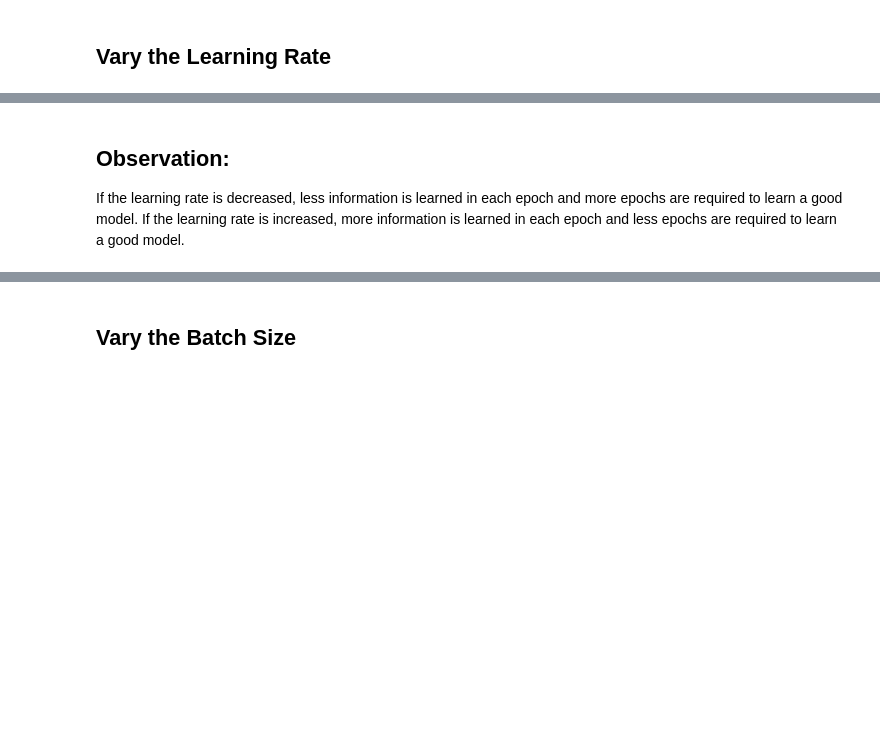
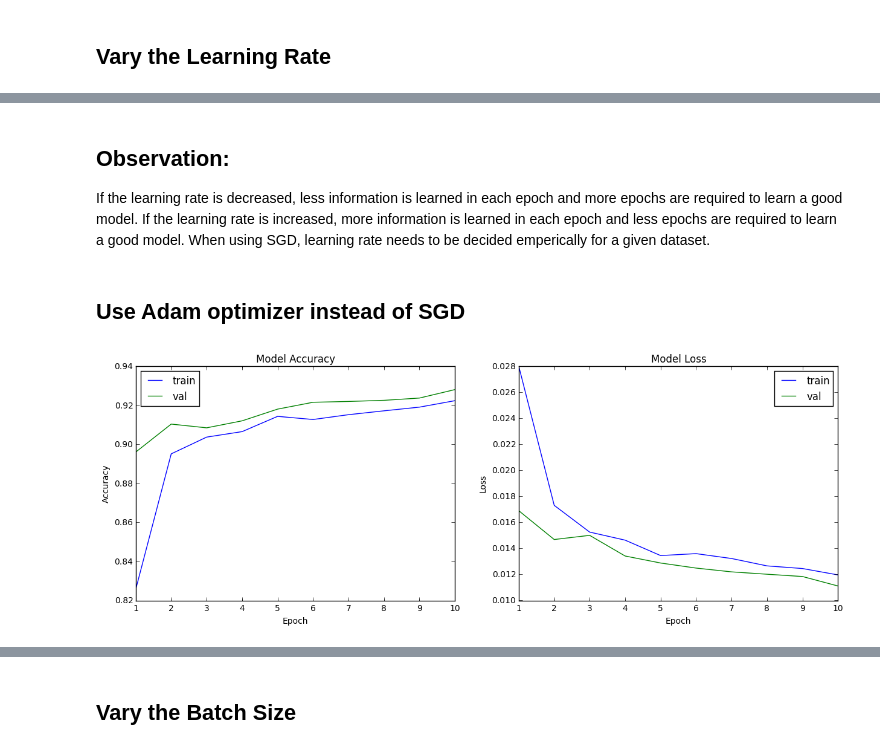
Before and after one commit to parneetk/Neural-Networks-in-Keras, a Jupyter notebook: 01_neural_networks.ipynb, the cells around one changed output, grey strips where cells are left out. Cells and saved outputs as stored; diff of their text form; code cells hidden in the pictures; blank space fills up the shorter version.

```diff
--- a/01_neural_networks.ipynb
+++ b/01_neural_networks.ipynb
@@ -198,4 +218,22 @@ Model took 17.15 seconds to train
 Accuracy on test data is: 92.79
 # %% [markdown]
 ## Observation:
-If the learning rate is decreased, less information is learned in each epoch and more epochs are required to learn a good model. If the learning rate is increased, more information is learned in each epoch and less epochs are required to learn a good model.
+If the learning rate is decreased, less information is learned in each epoch and more epochs are required to learn a good model. If the learning rate is increased, more information is learned in each epoch and less epochs are required to learn a good model. When using SGD, learning rate needs to be decided emperically for a given dataset.
+# %% [markdown]
+## Use Adam optimizer instead of SGD
+# %%
+# Define model
+model = simple_nn()
+# define optimizer, loss function
+model.compile(optimizer='adam', loss='mse', metrics=['accuracy'])
+# Train the model
+start = time.time()
+model_info = model.fit(train_features, train_labels, batch_size=64, nb_epoch=10, verbose=0, validation_split=0.2)
+end = time.time()
+# plot model history
+plot_model_history(model_info)
+print "Model took %0.2f seconds to train"%(end - start)
+# compute test accuracy
+print "Accuracy on test data is: %0.2f"%accuracy(test_features, test_labels, model)
+# %% [output]
+[figure, added]
```
Also changed, not shown: parts of 34 cells of this notebook.
